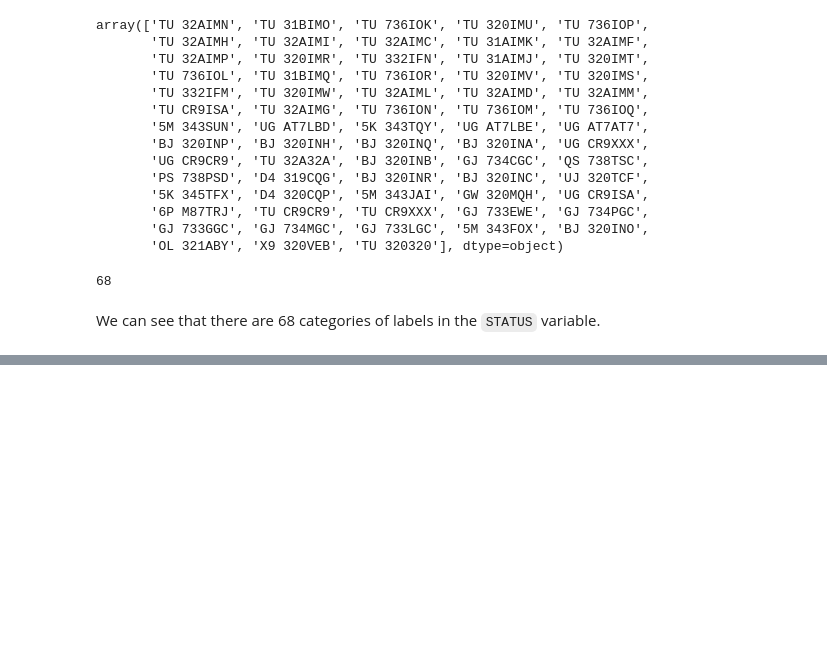
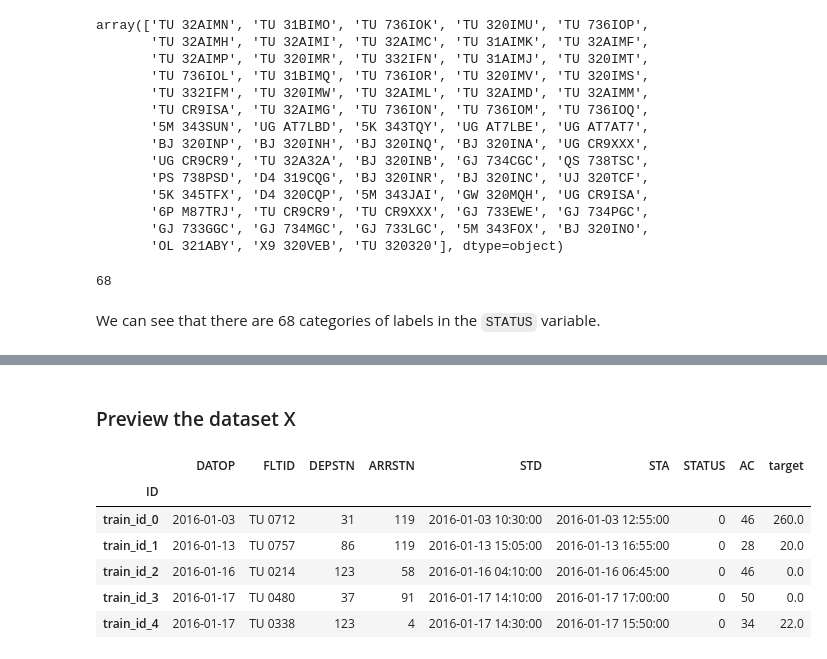
Before and after one commit to rkamulegeya/flight_delay_prediction, a Jupyter notebook: work.ipynb, the cells around one changed output, grey strips where cells are left out. Saved outputs shown, nothing was run; the diff lists cells and outputs as text; code cells hidden in the pictures; blank space fills up the shorter version.

```diff
--- a/work.ipynb
+++ b/work.ipynb
@@ -482,0 +357,9 @@ train.head()
+# %%
+# Initialize LabelEncoder
+le = LabelEncoder()
+
+# Label encode each categorical variable
+X['DEPSTN'] = le.fit_transform(X['DEPSTN'])
+X['ARRSTN'] = le.fit_transform(X['ARRSTN'])
+X['STATUS'] = le.fit_transform(X['STATUS'])
+X['AC'] = le.fit_transform(X['AC'])
@@ -482,0 +368,6 @@ train.head()
+# %%
+X['DATOP'] = pd.to_datetime(X['DATOP'])
+# %%
+X['STA'] = pd.to_datetime(X['STA'], format='%Y-%m-%d %H.%M.%S')
+# %%
+X['STD'] = pd.to_datetime(X['STD'])
@@ -482,0 +402,12 @@ train.head()
+# %% [markdown]
+### Preview the dataset X
+# %%
+X.head()
+# %% [output]
+|  | DATOP | FLTID | DEPSTN | ARRSTN | STD | STA | STATUS | AC | target |
+| ID |  |  |  |  |  |  |  |  |  |
+| train_id_0 | 2016-01-03 | TU 0712 | 31 | 119 | 2016-01-03 10:30:00 | 2016-01-03 12:55:00 | 0 | 46 | 260.0 |
+| train_id_1 | 2016-01-13 | TU 0757 | 86 | 119 | 2016-01-13 15:05:00 | 2016-01-13 16:55:00 | 0 | 28 | 20.0 |
+| train_id_2 | 2016-01-16 | TU 0214 | 123 | 58 | 2016-01-16 04:10:00 | 2016-01-16 06:45:00 | 0 | 46 | 0.0 |
+| train_id_3 | 2016-01-17 | TU 0480 | 37 | 91 | 2016-01-17 14:10:00 | 2016-01-17 17:00:00 | 0 | 50 | 0.0 |
+| train_id_4 | 2016-01-17 | TU 0338 | 123 | 4 | 2016-01-17 14:30:00 | 2016-01-17 15:50:00 | 0 | 34 | 22.0 |
```
Also changed, not shown: parts of 40 cells of this notebook.
